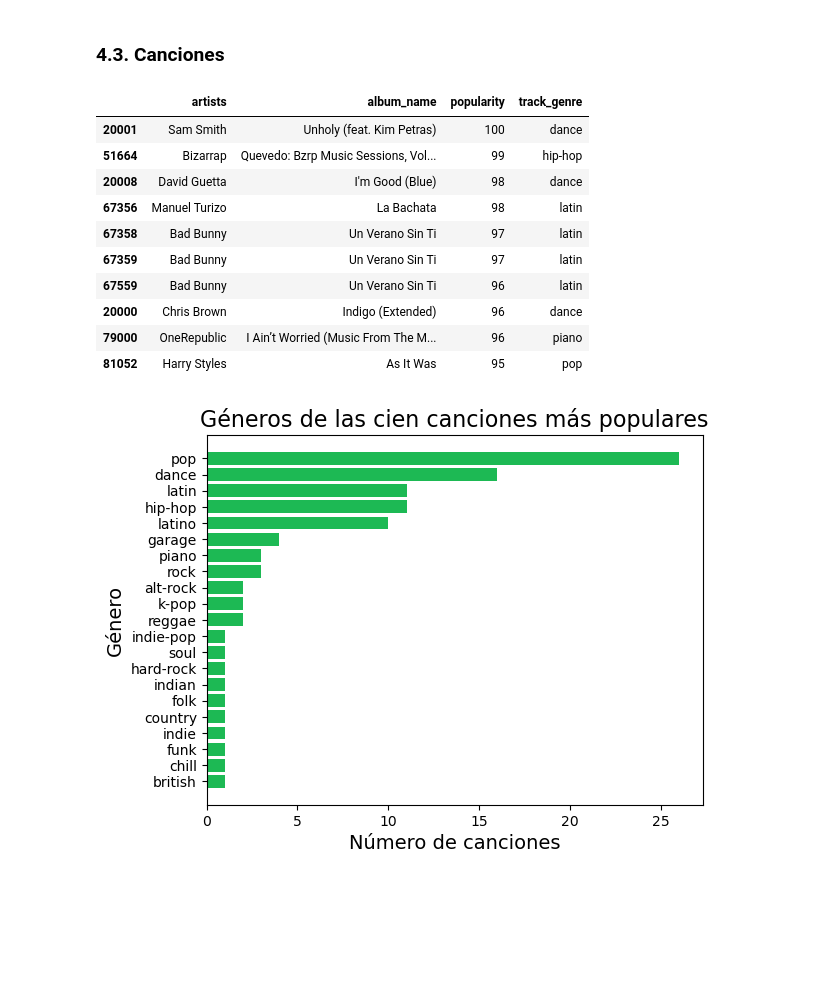
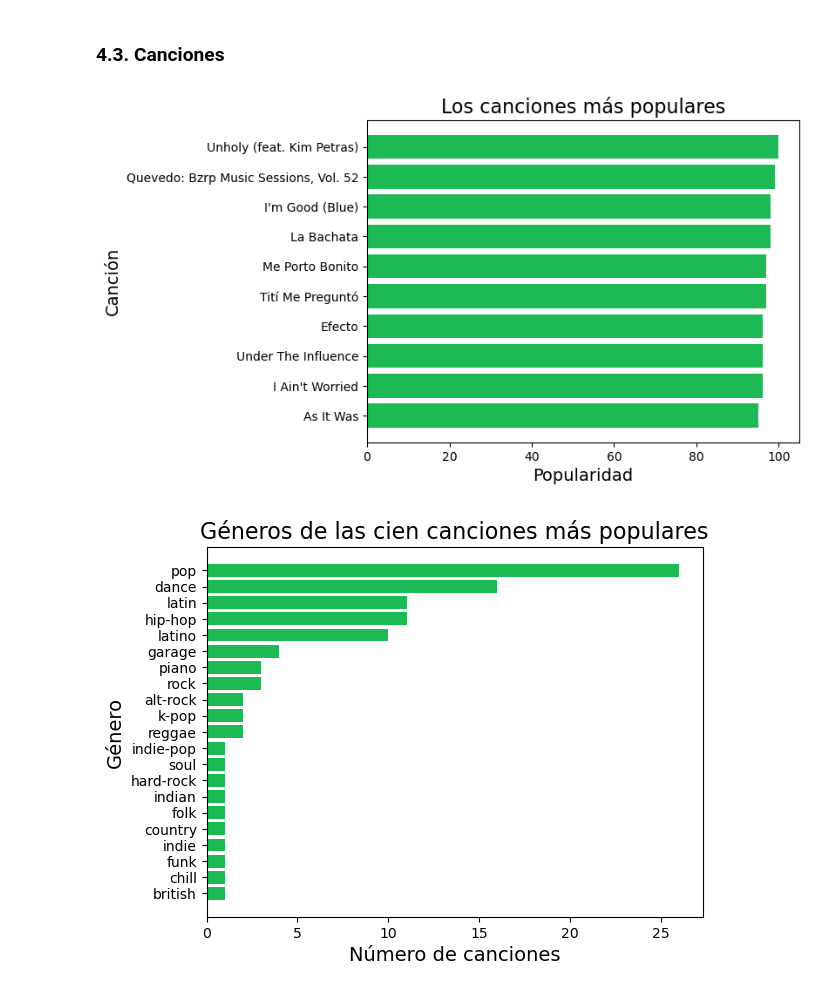
Before and after one commit to MauriJ/Data-Science, a Jupyter notebook: Desafíos/Desafío N°9/Data_StoryTelling+Moran.ipynb, the cells around one changed output. Cells and saved outputs as stored; diff of their text form; code cells hidden in the pictures; blank space fills up the shorter version.

```diff
--- a/Desafíos/Desafío N°9/Data_StoryTelling+Moran.ipynb
+++ b/Desafíos/Desafío N°9/Data_StoryTelling+Moran.ipynb
@@ -192,18 +143,13 @@ plt.show()
 # %% [markdown]
 ### 4.3. Canciones <a class="anchor" id="pop_canciones"></a>
-# %%
-df2 = df1[['artists', 'album_name', 'popularity', 'track_genre']].sort_values(['popularity'], ascending = False).head(100)
-df2.head(10)
-# %% [output]
-|  | artists | album_name | popularity | track_genre |
-| 20001 | Sam Smith | Unholy (feat. Kim Petras) | 100 | dance |
-| 51664 | Bizarrap | Quevedo: Bzrp Music Sessions, Vol... | 99 | hip-hop |
-| 20008 | David Guetta | I'm Good (Blue) | 98 | dance |
-| 67356 | Manuel Turizo | La Bachata | 98 | latin |
-| 67358 | Bad Bunny | Un Verano Sin Ti | 97 | latin |
-| 67359 | Bad Bunny | Un Verano Sin Ti | 97 | latin |
-| 67559 | Bad Bunny | Un Verano Sin Ti | 96 | latin |
-| 20000 | Chris Brown | Indigo (Extended) | 96 | dance |
-| 79000 | OneRepublic | I Ain’t Worried (Music From The M... | 96 | piano |
-| 81052 | Harry Styles | As It Was | 95 | pop |
+# %%
+df2 = df1[['artists', 'popularity', 'track_name', 'track_genre']].sort_values(['popularity'], ascending = False).head(10)
+
+plt.barh(df2['track_name'][::-1], df2['popularity'][::-1], color = '#1DB954')
+plt.xlabel('Popularidad', fontsize = 14)
+plt.ylabel('Canción', fontsize = 14)
+plt.title('Los canciones más populares', fontsize = 16)
+plt.show()
+# %% [output]
+[figure, added]
 # %%
```
Also changed, not shown: parts of 23 cells of this notebook.
